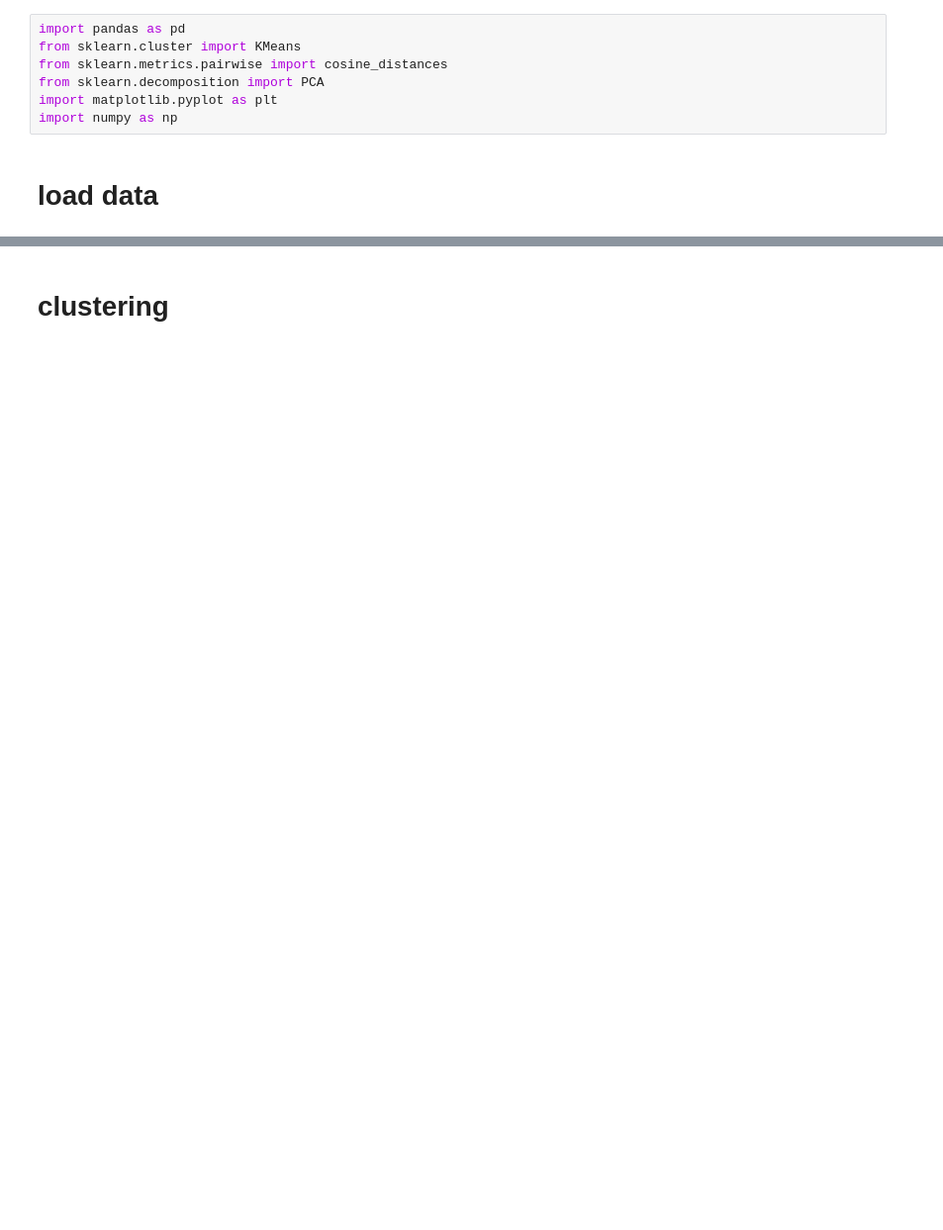
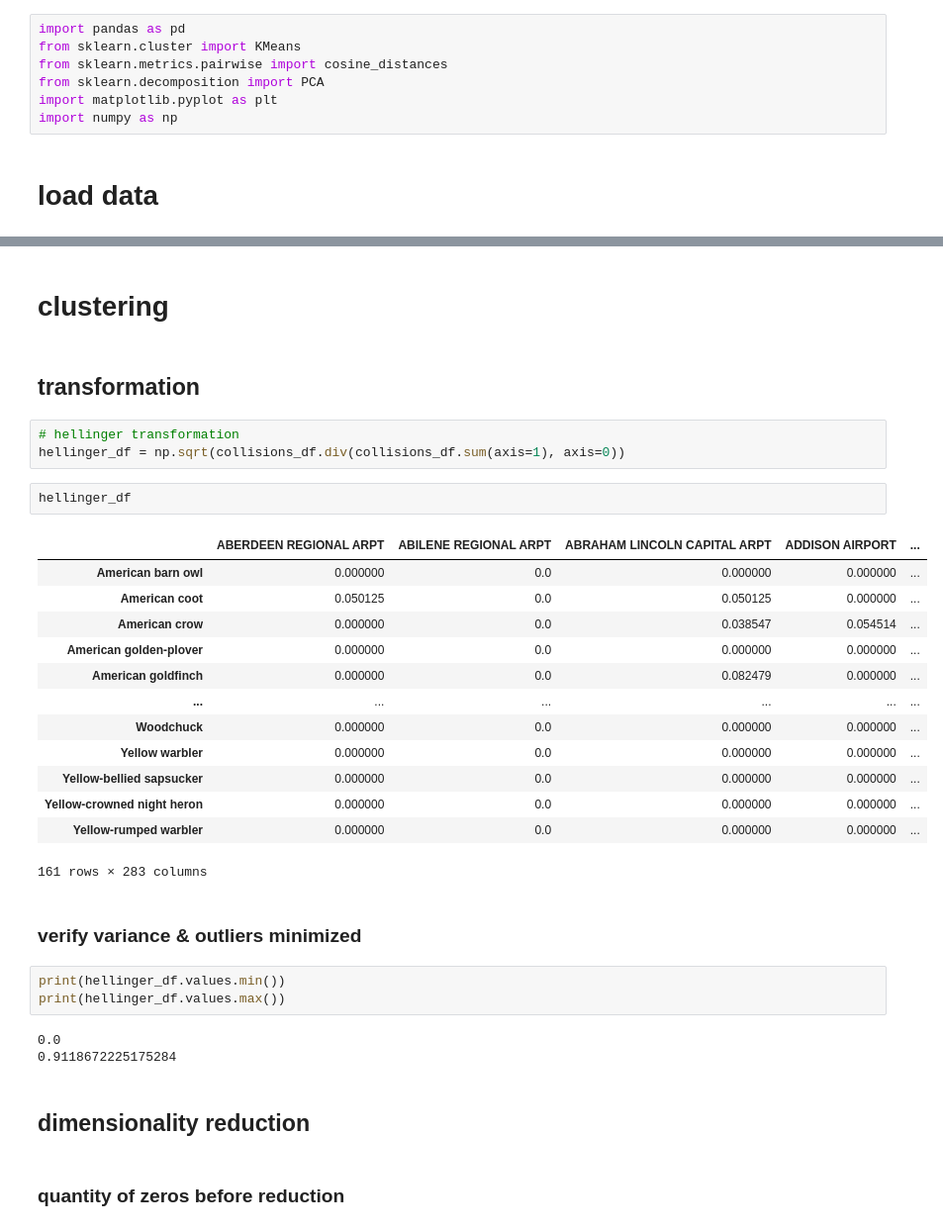
Before and after one commit to green-638/inst414-semester-project, a Jupyter notebook: semester_project.ipynb, the cells around one changed output, grey strips where cells are left out. Shown at 99% size. Cells and saved outputs as stored; diff of their text form; blank space fills up the shorter version.

```diff
--- a/semester_project.ipynb
+++ b/semester_project.ipynb
@@ -136,2 +283,35 @@ True
+# %% [markdown]
+# clustering
 # %% [markdown]
-# clustering
+## transformation
+# %%
+# hellinger transformation
+hellinger_df = np.sqrt(collisions_df.div(collisions_df.sum(axis=1), axis=0))
+# %%
+hellinger_df
+# %% [output]
+|  | ABERDEEN REGIONAL ARPT | ABILENE REGIONAL ARPT | ABRAHAM LINCOLN CAPITAL ARPT | ADDISON AIRPORT | ... |
+| American barn owl | 0.000000 | 0.0 | 0.000000 | 0.000000 | ... |
+| American coot | 0.050125 | 0.0 | 0.050125 | 0.000000 | ... |
+| American crow | 0.000000 | 0.0 | 0.038547 | 0.054514 | ... |
+| American golden-plover | 0.000000 | 0.0 | 0.000000 | 0.000000 | ... |
+| American goldfinch | 0.000000 | 0.0 | 0.082479 | 0.000000 | ... |
+| ... | ... | ... | ... | ... | ... |
+| Woodchuck | 0.000000 | 0.0 | 0.000000 | 0.000000 | ... |
+| Yellow warbler | 0.000000 | 0.0 | 0.000000 | 0.000000 | ... |
+| Yellow-bellied sapsucker | 0.000000 | 0.0 | 0.000000 | 0.000000 | ... |
+| Yellow-crowned night heron | 0.000000 | 0.0 | 0.000000 | 0.000000 | ... |
+| Yellow-rumped warbler | 0.000000 | 0.0 | 0.000000 | 0.000000 | ... |
+161 rows × 283 columns
+# %% [markdown]
+### verify variance & outliers minimized
+# %%
+print(hellinger_df.values.min())
+print(hellinger_df.values.max())
+# %% [output]
+0.0
+0.9118672225175284
+# %% [markdown]
+## dimensionality reduction
+# %% [markdown]
+### quantity of zeros before reduction
```
Also changed, not shown: parts of 56 cells of this notebook.
